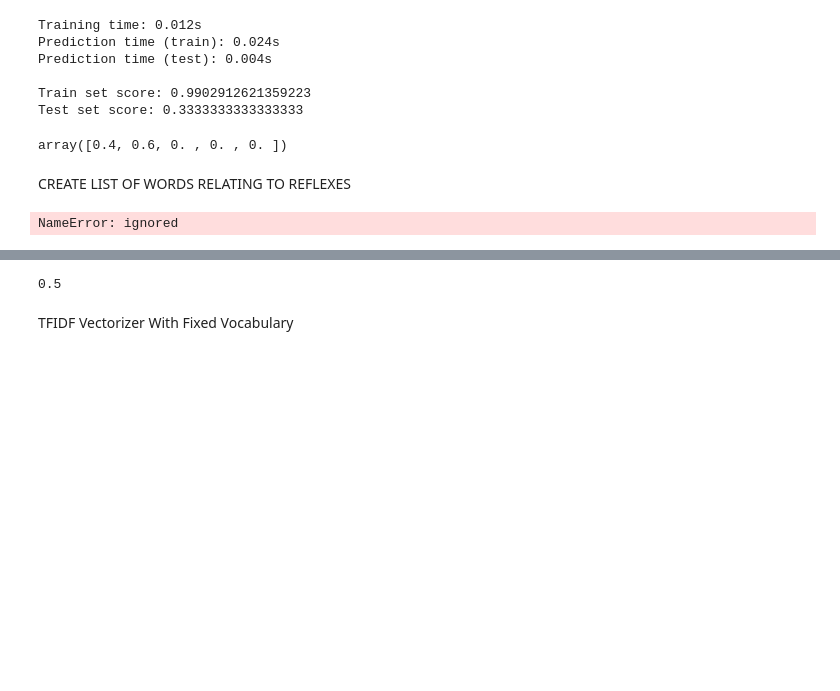
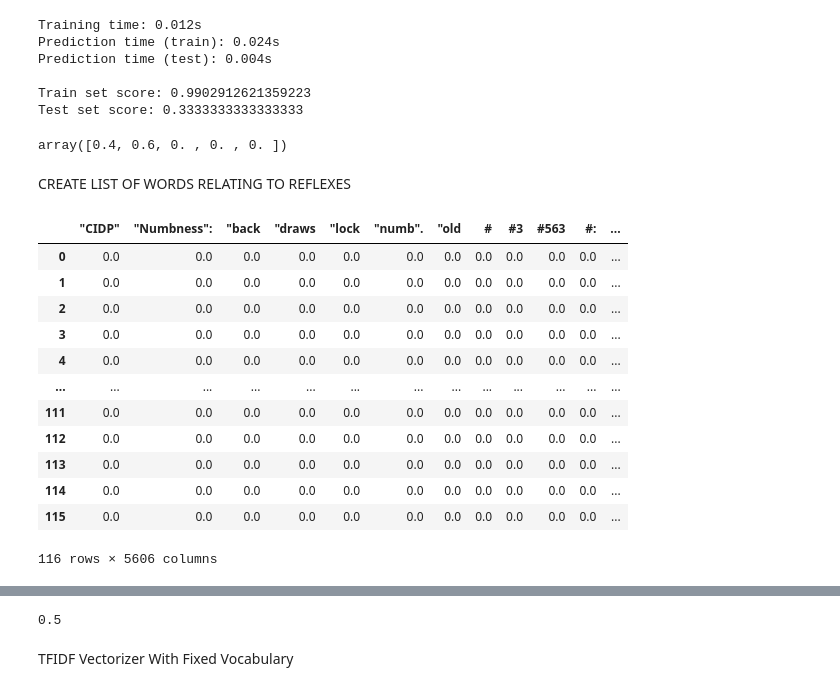
Before and after one commit to kerryqliu/stats170, a Jupyter notebook: tfidftesting.ipynb, the cells around one changed output, grey strips where cells are left out. Cells and saved outputs as stored; diff of their text form; code cells hidden in the pictures; blank space fills up the shorter version.

```diff
--- a/tfidftesting.ipynb
+++ b/tfidftesting.ipynb
@@ -255,10 +255,22 @@ vectorizer4 = TfidfVectorizer(stop_words='english', ngram_range = (1,2), vocabul
 X_train = vectorizer4.fit_transform(X_train)
 X_test = vectorizer4.transform(X_test)
 # %%
-vocab = vectorizer3.get_feature_names()
-pd.DataFrame(data=features_train3.toarray(), columns=vocab)
+vocab = vectorizer4.get_feature_names()
+pd.DataFrame(data=X_train.toarray(), columns=vocab)
 # %% [output]
+|  | "CIDP" | "Numbness": | "back | "draws | "lock | "numb". | "old | # | #3 | #563 | #: | ... |
+| 0 | 0.0 | 0.0 | 0.0 | 0.0 | 0.0 | 0.0 | 0.0 | 0.0 | 0.0 | 0.0 | 0.0 | ... |
+| 1 | 0.0 | 0.0 | 0.0 | 0.0 | 0.0 | 0.0 | 0.0 | 0.0 | 0.0 | 0.0 | 0.0 | ... |
+| 2 | 0.0 | 0.0 | 0.0 | 0.0 | 0.0 | 0.0 | 0.0 | 0.0 | 0.0 | 0.0 | 0.0 | ... |
+| 3 | 0.0 | 0.0 | 0.0 | 0.0 | 0.0 | 0.0 | 0.0 | 0.0 | 0.0 | 0.0 | 0.0 | ... |
+| 4 | 0.0 | 0.0 | 0.0 | 0.0 | 0.0 | 0.0 | 0.0 | 0.0 | 0.0 | 0.0 | 0.0 | ... |
+| ... | ... | ... | ... | ... | ... | ... | ... | ... | ... | ... | ... | ... |
+| 111 | 0.0 | 0.0 | 0.0 | 0.0 | 0.0 | 0.0 | 0.0 | 0.0 | 0.0 | 0.0 | 0.0 | ... |
+| 112 | 0.0 | 0.0 | 0.0 | 0.0 | 0.0 | 0.0 | 0.0 | 0.0 | 0.0 | 0.0 | 0.0 | ... |
+| 113 | 0.0 | 0.0 | 0.0 | 0.0 | 0.0 | 0.0 | 0.0 | 0.0 | 0.0 | 0.0 | 0.0 | ... |
+| 114 | 0.0 | 0.0 | 0.0 | 0.0 | 0.0 | 0.0 | 0.0 | 0.0 | 0.0 | 0.0 | 0.0 | ... |
+| 115 | 0.0 | 0.0 | 0.0 | 0.0 | 0.0 | 0.0 | 0.0 | 0.0 | 0.0 | 0.0 | 0.0 | ... |
-NameError: ignored
+116 rows × 5606 columns
 # %%
 from sklearn.feature_selection import SelectPercentile, f_classif
 #selector3 = SelectPercentile(f_classif, percentile=10)
```
Also changed, not shown: parts of 6 cells of this notebook.
